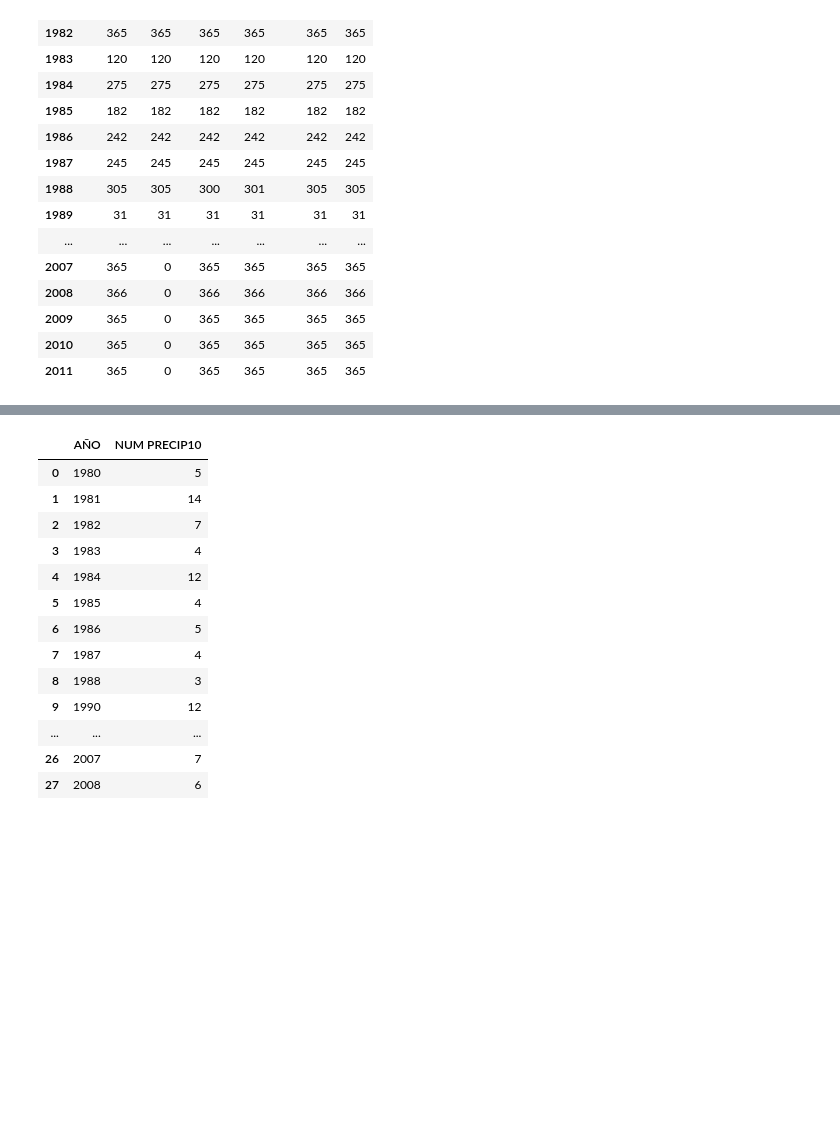
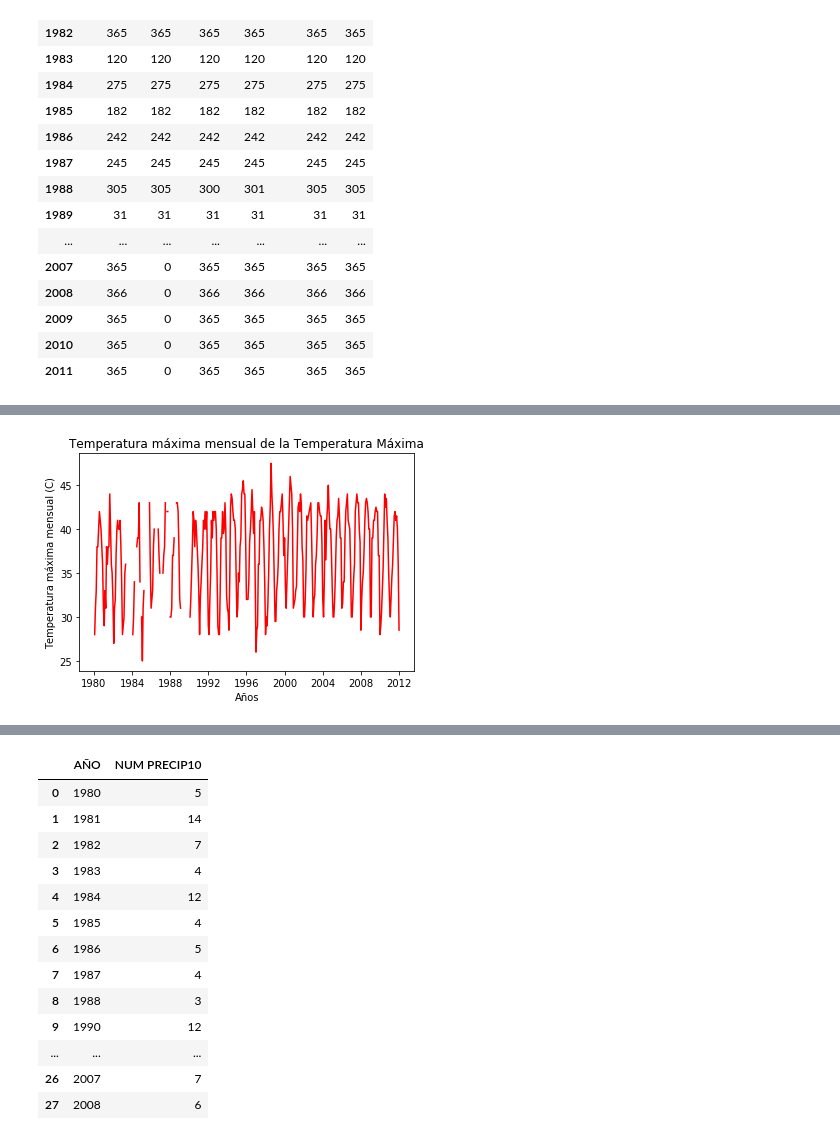
Before and after one commit to JoseDGV/Fisica_Computacional, a Jupyter notebook: Actividad 5.ipynb, the cells around one changed output, grey strips where cells are left out. Saved outputs shown, nothing was run; the diff lists cells and outputs as text; code cells hidden in the pictures; blank space fills up the shorter version.

```diff
--- a/Actividad 5.ipynb
+++ b/Actividad 5.ipynb
@@ -216,6 +219,29 @@ for i in range(0,nAños):     #Declaramos el rango de valores por los cuales se
                 TXx.append(TMAXMES)                 #Almacenamos el valor deseado en nuestro arreglo de valores que
                                                     #cumplen la condición.
         inicial=inicial+1    #Actualizamos el contador de  año para seguir el loop.
+# %%
+#Realizamos una gráfica que muestre la evolución de la temperatura máxima mensual de la Temperatura Máxima (TXx) con
+#respecto al tiempo.
+
+#Asignamos los valores a los ejes
+TIEMPO = pd.date_range('01/01/1980', '31/12/2011', freq='M')     #Rango de tiempo que avanza de manera mensual.
+Y = TXx                                                          #Temperaturas máximas mensuales
+
+
+#Introducimos la figura
+fig, ax = plt.subplots()                                         #Introducimos una figura a través de mathplotlyb
+ax.plot_date(TIEMPO, Y, marker='', linestyle='-',color='r')      #Especificaciones de la gráfica
+
+#Asignamos nombres a los ejes
+plt.xlabel("Años")                                               #Nombre del eje X
+plt.ylabel("Temperatura máxima mensual (C)")                     #Nombre del eje Y
+
+#Configuración de la gráfica
+plt.title('Temperatura máxima mensual de la Temperatura Máxima') #Título de la gráfica
+plt.savefig('grafica5',plt=2000)                                 #Guardamos la gráfica como una imágen
+plt.show()                                                       #Mostramos la gráfica
+# %% [output]
+[figure, added]
 # %%
 #Buscamos la temperatura máxima mensual de la Temperatura Mínima (TNX)
 TNx=[]
```
Also changed, not shown: parts of 15 cells of this notebook.
